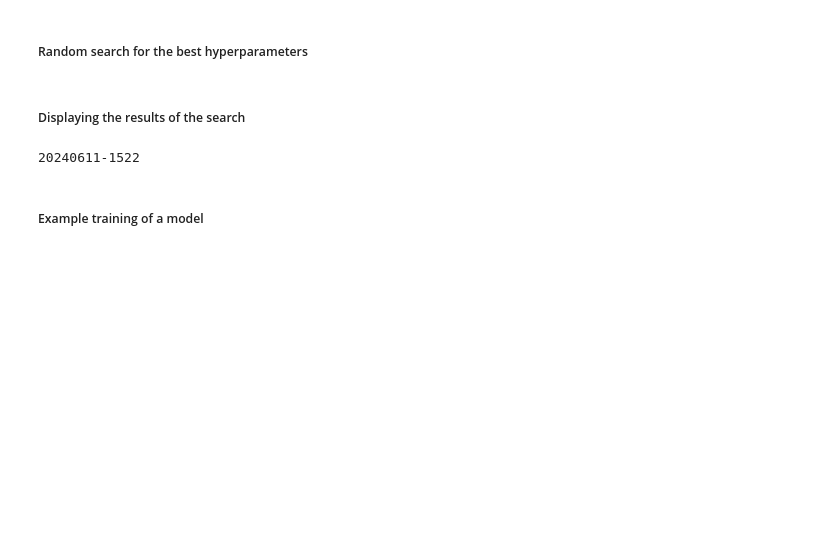
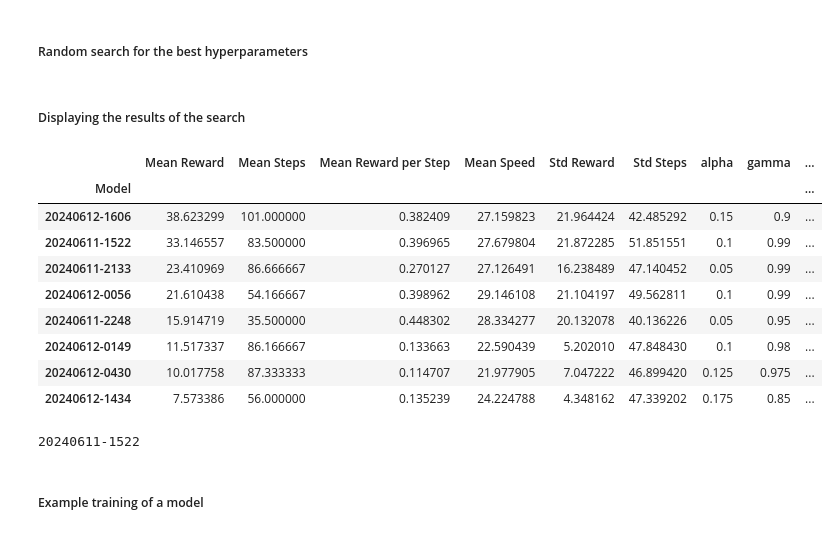
Before and after one commit to ontenkutsenko/RL_Autonomous_Driving, a Jupyter notebook: RL Project.ipynb, the cells around one changed output. Cells and saved outputs as stored; diff of their text form; code cells hidden in the pictures; blank space fills up the shorter version.

```diff
--- a/RL Project.ipynb
+++ b/RL Project.ipynb
@@ -151,14 +155,14 @@ for i in range(20):
 models = ['model_Q_learning_20240611-1522.pkl',
           'model_Q_learning_20240611-2133.pkl',
           'model_Q_learning_20240611-2248.pkl',
-          'model_Q_learning_20240611-2346.pkl',
+          #'model_Q_learning_20240611-2346.pkl',
           'model_Q_learning_20240612-0056.pkl',
           'model_Q_learning_20240612-0149.pkl',
           'model_Q_learning_20240612-0430.pkl',
-          'model_Q_learning_20240612-1229.pkl',
+          #'model_Q_learning_20240612-1229.pkl',
           'model_Q_learning_20240612-1434.pkl',
           'model_Q_learning_20240612-1606.pkl',
-          'model_Q_learning_20240612-1721.pkl'
+          # 'model_Q_learning_20240612-1721.pkl'
           ]
 
 parameters = {}
@@ -167,14 +171,41 @@ for model in models:
     model_Q = Q_learning.load(f'Models/{model}')
     Q_dict = model_Q.Q.copy()
     Q = Algorithm(Q=Q_dict, special_Q=True)
-    mean_reward, mean_step, mean_reward_per_step, mean_speed = Q.evaluate(iterations=10, render=False)
+    mean_reward, mean_step, mean_reward_per_step, mean_speed, std_rewards, std_steps = Q.evaluate(iterations=6, render=False)
     model_name = model.split('_')[-1].split('.')[0]
-    evaluations[model_name] = (mean_reward, mean_step, mean_reward_per_step, mean_speed)
-    parameters[model_name] = model_Q.__dict__
+    evaluations[model_name] = (mean_reward, mean_step, mean_reward_per_step, mean_speed, std_rewards, std_steps)
+    parameters[model_name] = model_Q.get_params()
 
-# Save the evaluations
-with open('Evaluation/Kinematics_dis/evaluations.pkl', 'wb') as f:
-    pickle.dump(evaluations, f)
+evaluations_df = pd.DataFrame(evaluations).T
+evaluations_df = evaluations_df.reset_index()
+evaluations_df.columns = ['Model', 'Mean Reward', 'Mean Steps', 'Mean Reward per Step', 'Mean Speed', 'Std Reward', 'Std Steps']
+
+parameters_df = pd.DataFrame(parameters).T
+parameters_df.reset_index(inplace=True)
+parameters_df.columns = parameters_df.columns.str.replace('index', 'Model')
+
+# Join the evaluations with the parameters
+evaluations_df = evaluations_df.merge(parameters_df, on='Model')
+
+# Pickle the dataframe
+with open('Evaluation/Kinematics_dis/evaluations_df.pkl', 'wb') as f:
+    pickle.dump(evaluations_df, f)
+# %%
+# Open the dataframe
+with open('Evaluation/Kinematics_dis/evaluations_df.pkl', 'rb') as f:
+    evaluations_df = pickle.load(f)
+evaluations_df.drop(columns=['min_epsilon','special_Q', 'epsilon', 'epsilon_decay', 'collision_reward', 'change_lane_reward', 'to_right_reward', 'state_type']).set_index('Model').sort_values('Mean Reward', ascending=False)
+# %% [output]
+|  | Mean Reward | Mean Steps | Mean Reward per Step | Mean Speed | Std Reward | Std Steps | alpha | gamma | ... |
+| Model |  |  |  |  |  |  |  |  | ... |
+| 20240612-1606 | 38.623299 | 101.000000 | 0.382409 | 27.159823 | 21.964424 | 42.485292 | 0.15 | 0.9 | ... |
+| 20240611-1522 | 33.146557 | 83.500000 | 0.396965 | 27.679804 | 21.872285 | 51.851551 | 0.1 | 0.99 | ... |
+| 20240611-2133 | 23.410969 | 86.666667 | 0.270127 | 27.126491 | 16.238489 | 47.140452 | 0.05 | 0.99 | ... |
+| 20240612-0056 | 21.610438 | 54.166667 | 0.398962 | 29.146108 | 21.104197 | 49.562811 | 0.1 | 0.99 | ... |
+| 20240611-2248 | 15.914719 | 35.500000 | 0.448302 | 28.334277 | 20.132078 | 40.136226 | 0.05 | 0.95 | ... |
+| 20240612-0149 | 11.517337 | 86.166667 | 0.133663 | 22.590439 | 5.202010 | 47.848430 | 0.1 | 0.98 | ... |
+| 20240612-0430 | 10.017758 | 87.333333 | 0.114707 | 21.977905 | 7.047222 | 46.899420 | 0.125 | 0.975 | ... |
+| 20240612-1434 | 7.573386 | 56.000000 | 0.135239 | 24.224788 | 4.348162 | 47.339202 | 0.175 | 0.85 | ... |
 # %%
 # Load the evaluations
 with open('Evaluation/Kinematics_dis/evaluations.pkl', 'rb') as f:
```
Also changed, not shown: parts of 10 cells of this notebook, 6 other files.
